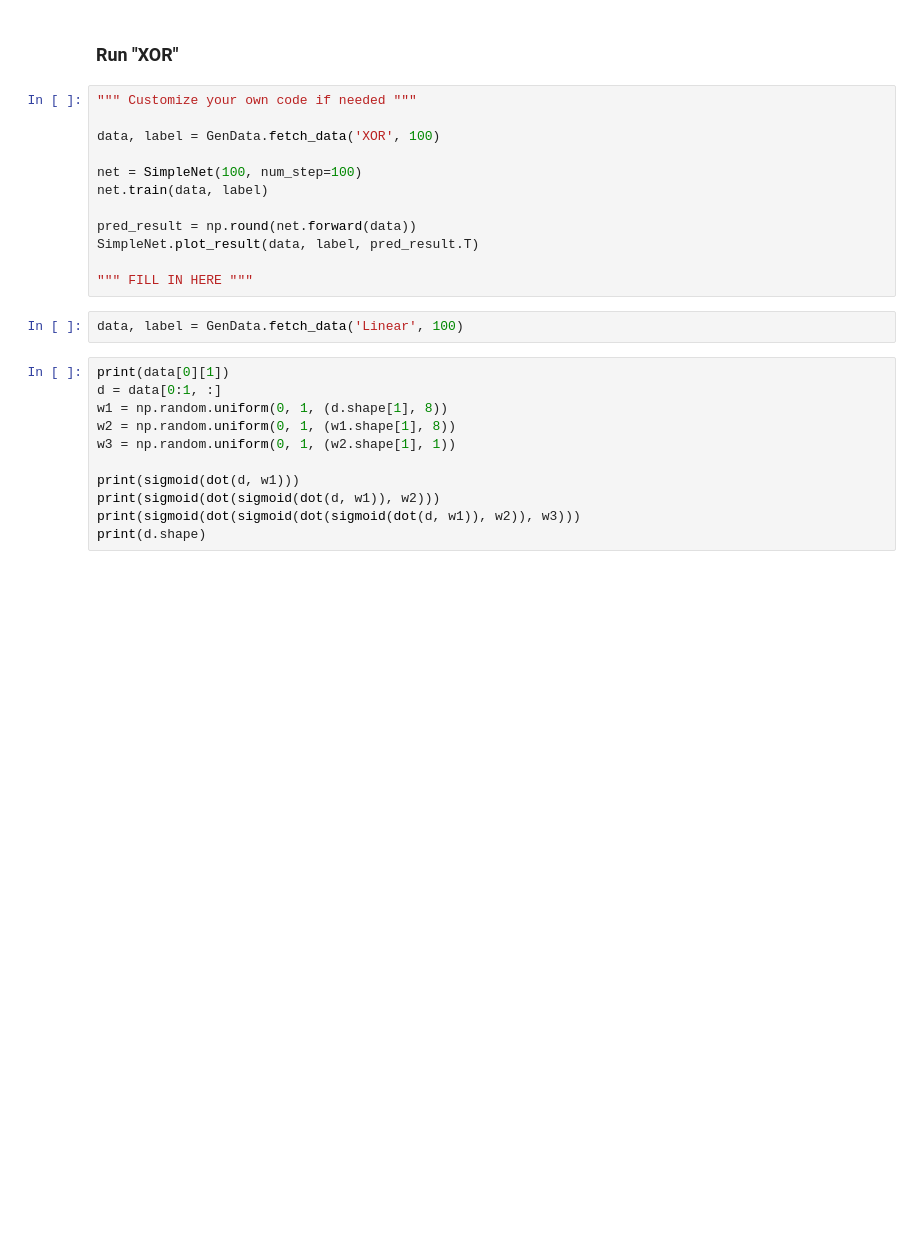
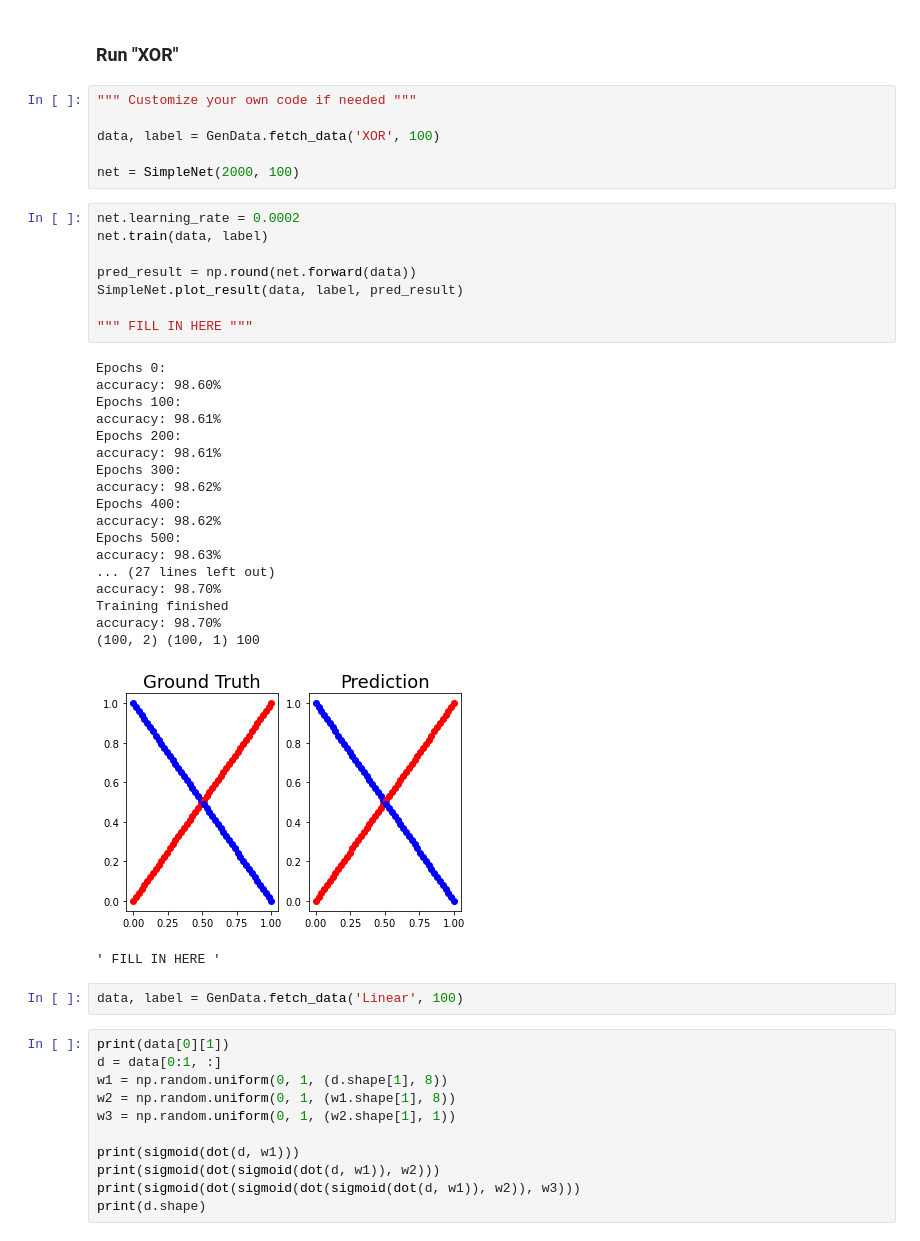
Before and after one commit to ystsai7981/DeepLearning, a Jupyter notebook: lab2/Lab2_sample.ipynb, the cells around one changed output. Saved outputs shown, nothing was run; the diff lists cells and outputs as text; blank space fills up the shorter version.

```diff
--- a/lab2/Lab2_sample.ipynb
+++ b/lab2/Lab2_sample.ipynb
@@ -285,17 +316,39 @@ accuracy: 95.82%
 # %% [markdown]
 ### Run "XOR"
+# %%
+""" Customize your own code if needed """
+
+data, label = GenData.fetch_data('XOR', 100)
+
+net = SimpleNet(2000, 100)
 # %%
-""" Customize your own code if needed """
-
-data, label = GenData.fetch_data('XOR', 100)
-
-net = SimpleNet(100, num_step=100)
+net.learning_rate = 0.0002
 net.train(data, label)
 
 pred_result = np.round(net.forward(data))
-SimpleNet.plot_result(data, label, pred_result.T)
+SimpleNet.plot_result(data, label, pred_result)
 
 """ FILL IN HERE """
+# %% [output]
+Epochs 0:
+accuracy: 98.60%
+Epochs 100:
+accuracy: 98.61%
+Epochs 200:
+accuracy: 98.61%
+Epochs 300:
+accuracy: 98.62%
+Epochs 400:
+accuracy: 98.62%
+Epochs 500:
+accuracy: 98.63%
+... (27 lines left out)
+accuracy: 98.70%
+Training finished
+accuracy: 98.70%
+(100, 2) (100, 1) 100
+[figure, added]
+' FILL IN HERE '
 # %%
 data, label = GenData.fetch_data('Linear', 100)
 # %%
```
Also changed, not shown: parts of 7 cells of this notebook.
